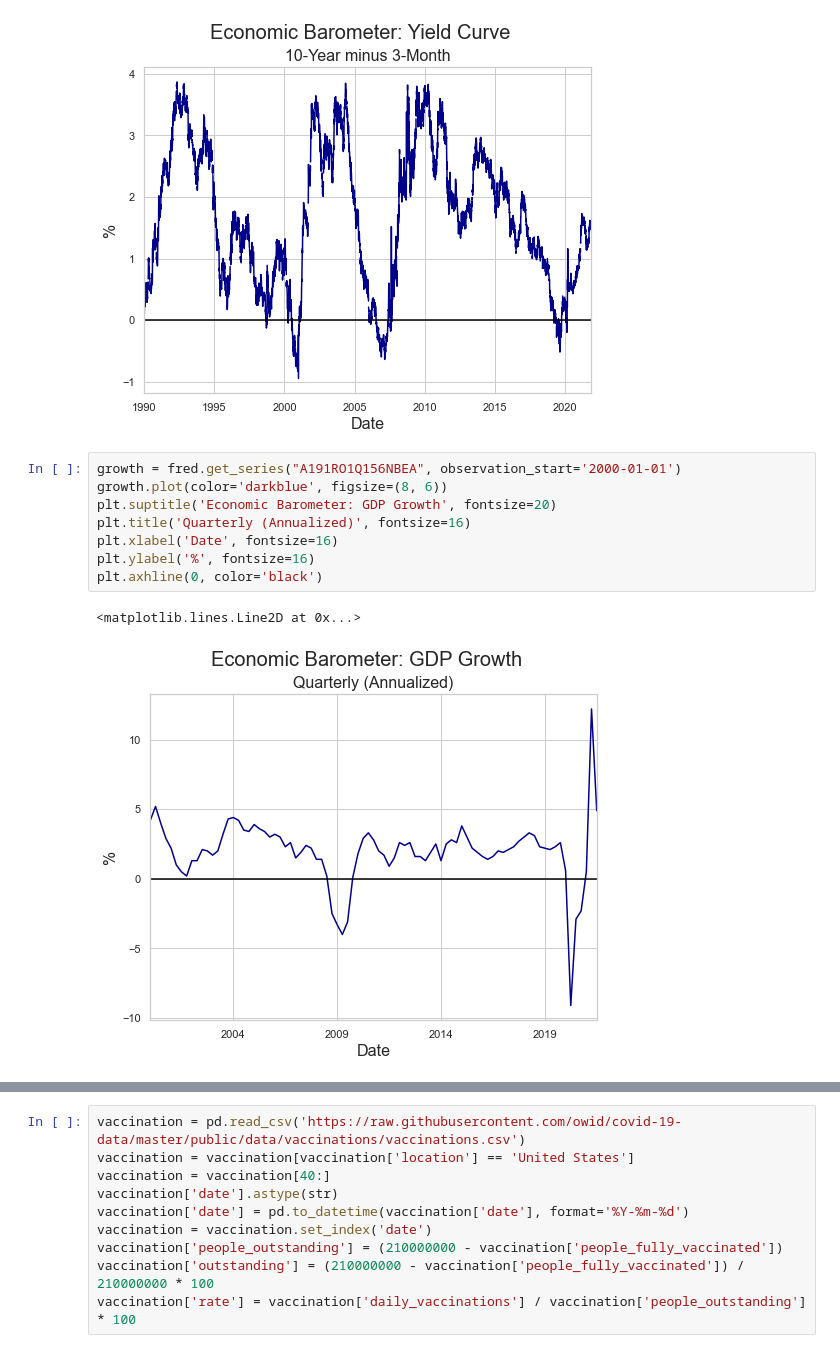
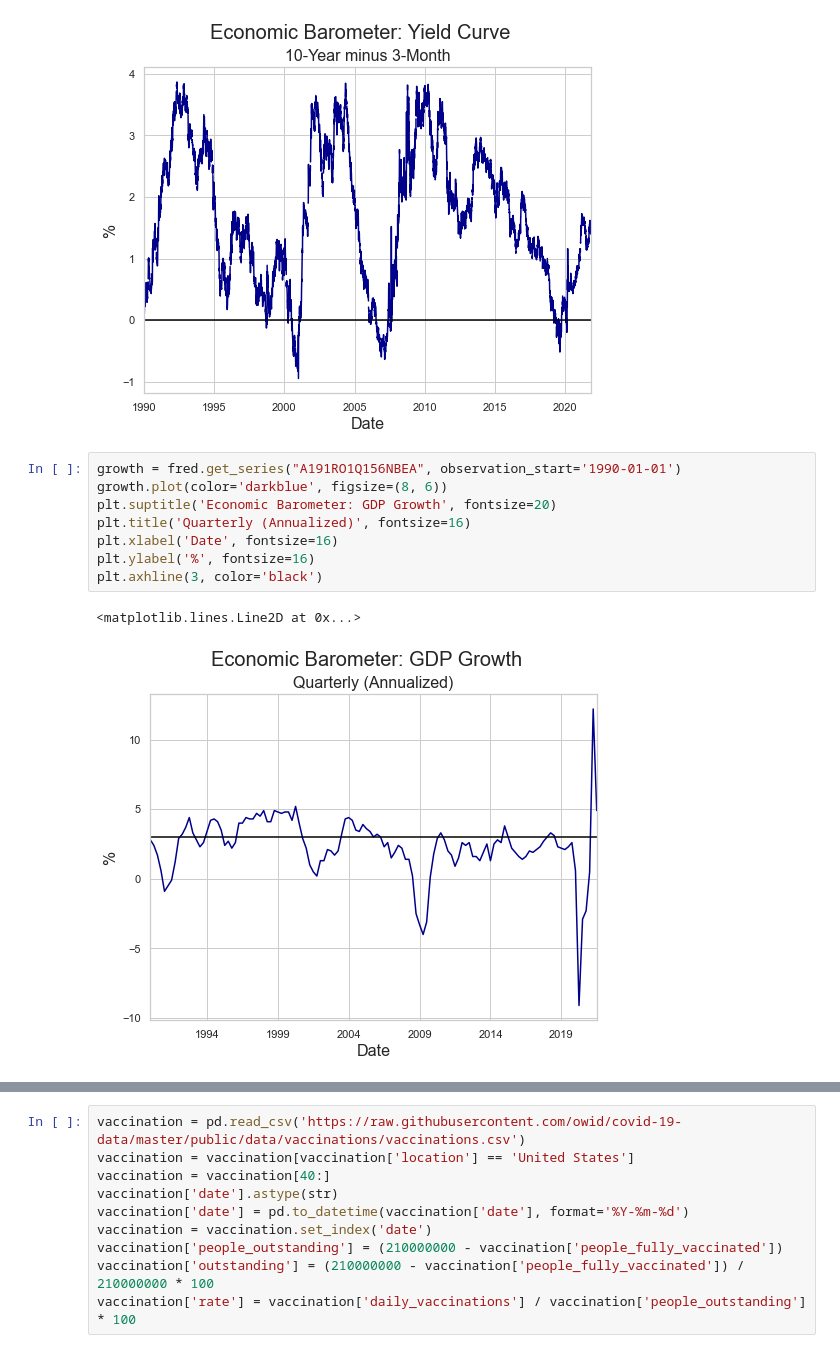
Before and after one commit to thsavage/Public-Presentations, a Jupyter notebook: Reonomy November 10.ipynb, the cells around one changed output, grey strips where cells are left out. Cells and saved outputs as stored; diff of their text form.

```diff
--- a/Reonomy November 10.ipynb
+++ b/Reonomy November 10.ipynb
@@ -35,16 +35,16 @@ plt.axhline(0, color="black")
 <matplotlib.lines.Line2D at 0x...>
 [figure]
 # %%
-growth = fred.get_series("A191RO1Q156NBEA", observation_start='2000-01-01')
+growth = fred.get_series("A191RO1Q156NBEA", observation_start='1990-01-01')
 growth.plot(color='darkblue', figsize=(8, 6))
 plt.suptitle('Economic Barometer: GDP Growth', fontsize=20)
 plt.title('Quarterly (Annualized)', fontsize=16)
 plt.xlabel('Date', fontsize=16)
 plt.ylabel('%', fontsize=16)
-plt.axhline(0, color='black')
+plt.axhline(3, color='black')
 # %% [output]
 <matplotlib.lines.Line2D at 0x...>
-[figure, old version]
+[figure, new version]
 # %%
 balance_sheet = fred.get_series("WALCL", observation_start='1990-01-01')
 balance_sheet.plot(color='darkblue', figsize=(8, 6))
```
Also changed, not shown: parts of 8 cells of this notebook, 1 other file.
